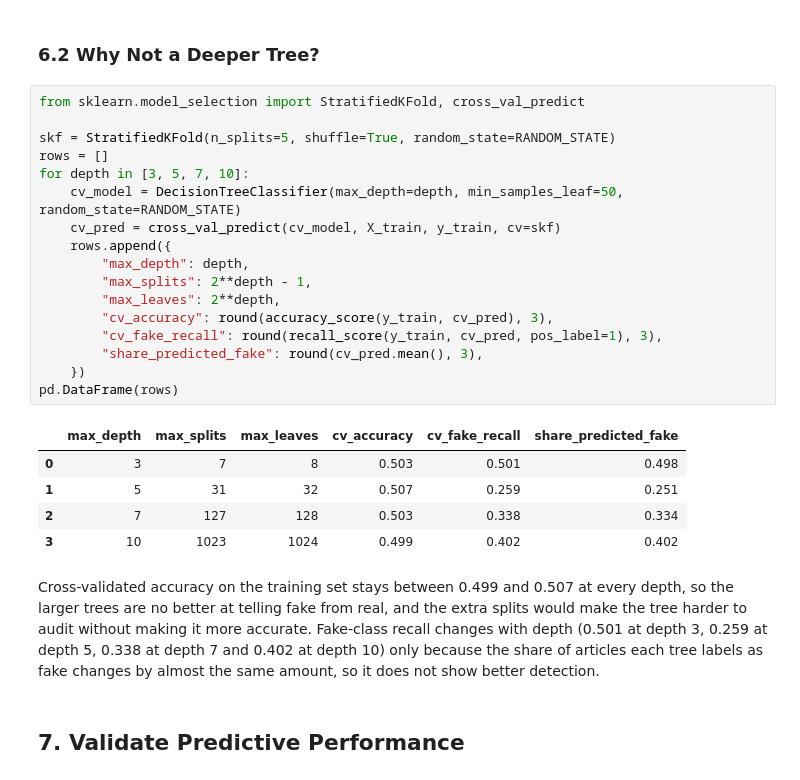
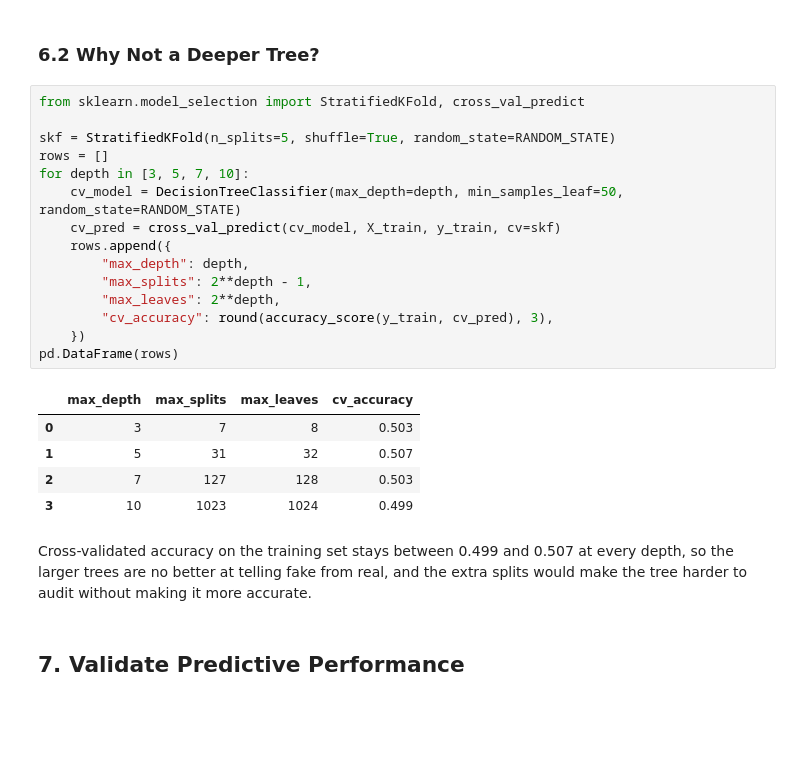
Before and after one commit to jirapon000/XDS_Fake_New_Detection, a Jupyter notebook: decision_tree.ipynb, the cells around one changed output. Drawn from its saved outputs; the diff is of its cells as text; blank space fills up the shorter version.

Commit message:
Add Decision Tree notebook with explanations

```diff
--- a/decision_tree.ipynb
+++ b/decision_tree.ipynb
@@ -171,28 +171,26 @@ The diagram shows how little the tree separates the two classes. Five of the sev
 # %%
 from sklearn.model_selection import StratifiedKFold, cross_val_predict
 
 skf = StratifiedKFold(n_splits=5, shuffle=True, random_state=RANDOM_STATE)
 rows = []
 for depth in [3, 5, 7, 10]:
     cv_model = DecisionTreeClassifier(max_depth=depth, min_samples_leaf=50, random_state=RANDOM_STATE)
     cv_pred = cross_val_predict(cv_model, X_train, y_train, cv=skf)
     rows.append({
         "max_depth": depth,
         "max_splits": 2**depth - 1,
         "max_leaves": 2**depth,
         "cv_accuracy": round(accuracy_score(y_train, cv_pred), 3),
-        "cv_fake_recall": round(recall_score(y_train, cv_pred, pos_label=1), 3),
-        "share_predicted_fake": round(cv_pred.mean(), 3),
     })
 pd.DataFrame(rows)
 # %% [output]
-|  | max_depth | max_splits | max_leaves | cv_accuracy | cv_fake_recall | share_predicted_fake |
-| 0 | 3 | 7 | 8 | 0.503 | 0.501 | 0.498 |
-| 1 | 5 | 31 | 32 | 0.507 | 0.259 | 0.251 |
-| 2 | 7 | 127 | 128 | 0.503 | 0.338 | 0.334 |
-| 3 | 10 | 1023 | 1024 | 0.499 | 0.402 | 0.402 |
+|  | max_depth | max_splits | max_leaves | cv_accuracy |
+| 0 | 3 | 7 | 8 | 0.503 |
+| 1 | 5 | 31 | 32 | 0.507 |
+| 2 | 7 | 127 | 128 | 0.503 |
+| 3 | 10 | 1023 | 1024 | 0.499 |
 # %% [markdown]
-Cross-validated accuracy on the training set stays between 0.499 and 0.507 at every depth, so the larger trees are no better at telling fake from real, and the extra splits would make the tree harder to audit without making it more accurate. Fake-class recall changes with depth (0.501 at depth 3, 0.259 at depth 5, 0.338 at depth 7 and 0.402 at depth 10) only because the share of articles each tree labels as fake changes by almost the same amount, so it does not show better detection.
+Cross-validated accuracy on the training set stays between 0.499 and 0.507 at every depth, so the larger trees are no better at telling fake from real, and the extra splits would make the tree harder to audit without making it more accurate.
 # %% [markdown]
 ## 7. Validate Predictive Performance
 # %%
```
Also changed, not shown: parts of 14 cells of this notebook, 1 other file.
